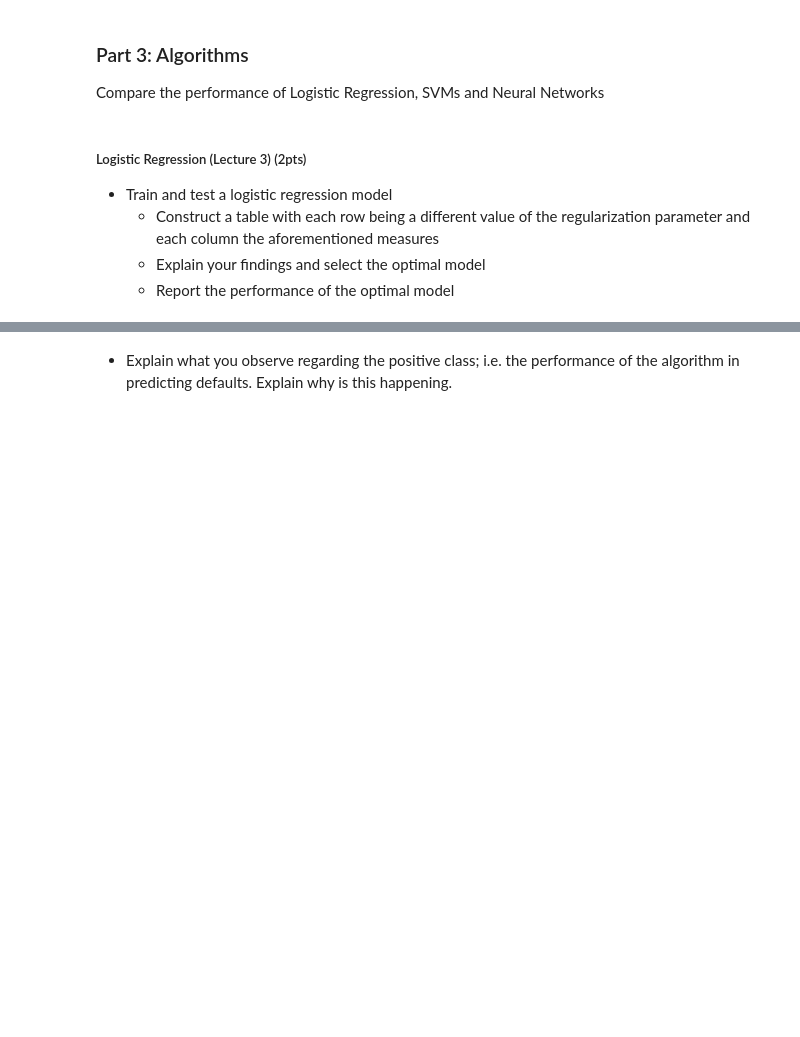
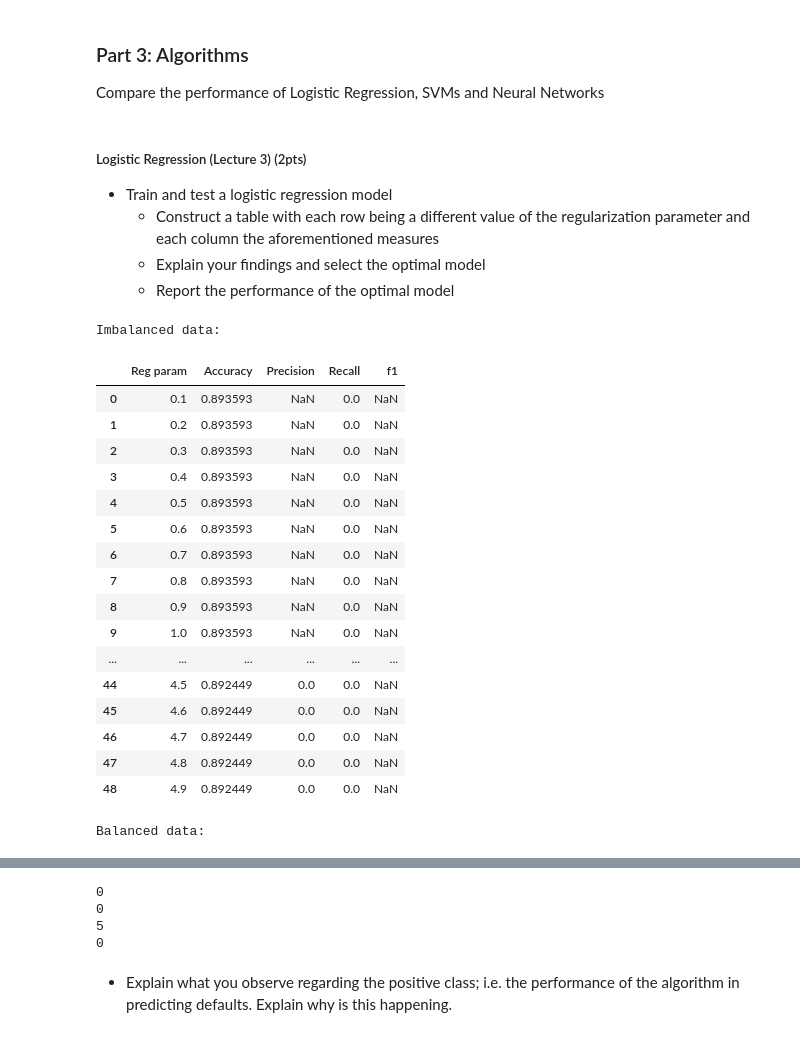
Before and after one commit to DaanS97/TML, a Jupyter notebook: Practical Assignment 2 - Student.ipynb, the cells around one changed output, grey strips where cells are left out. Cells and saved outputs as stored; diff of their text form; code cells hidden in the pictures; blank space fills up the shorter version.

```diff
--- a/Practical Assignment 2 - Student.ipynb
+++ b/Practical Assignment 2 - Student.ipynb
@@ -116,0 +159,65 @@ Compare the performance of Logistic Regression, SVMs and Neural Networks
+# %%
+from sklearn.preprocessing import StandardScaler
+from sklearn.preprocessing import RobustScaler
+
+train_scaler = StandardScaler().fit(X_train)
+X_train_scaled = train_scaler.transform(X_train)
+
+test_scaler = StandardScaler().fit(X_test)
+X_test_scaled = test_scaler.transform(X_test)
+
+# X_train = StandardScaler().fit_transform(X_train)
+# X_test = StandardScaler().fit_transform(X_test)
+# %%
+from sklearn.linear_model import LogisticRegression
+
+def create_LG(X, y, c: float = 1.0, balance = None):
+    return LogisticRegression(max_iter = 5000, C = c,  class_weight= balance).fit(X, y)
+# %%
+c_list = np.arange(0.1, 5.0, 0.1)
+M = []
+M_balanced = []
+for c in c_list:
+    model = [create_LG(X_train_scaled, y_train, c, None),
+             create_LG(X_train_scaled, y_train, c, 'balanced')]
+
+    y_pred = [model[0].predict(X_test_scaled),model[1].predict(X_test_scaled)]
+
+    acc = [accuracy(y_test, y_pred[0]), accuracy(y_test, y_pred[1])]
+    pre = [precision(y_test, y_pred[0]), precision(y_test, y_pred[1])]
+    rec = [recall(y_test, y_pred[0]), recall(y_test, y_pred[1])]
+    f1s = [f1(y_test, y_pred[0]), f1(y_test, y_pred[1])]
+
+    M.append([c, acc[0], pre[0], rec[0] ,f1s[0]])
+    M_balanced.append([c, acc[1], pre[1], rec[1] ,f1s[1]])
+# %%
+pd.set_option("display.max_rows", None, "display.max_columns", None)
+
+LG_table = pd.DataFrame(M, columns = ['Reg param','Accuracy','Precision', 'Recall', 'f1'])
+LG_table_balanced = pd.DataFrame(M_balanced, columns = ['Reg param','Accuracy','Precision', 'Recall', 'f1'])
+
+print("Imbalanced data: ")
+display(LG_table)
+print("\n")
+print("Balanced data: ")
+display(LG_table_balanced)
+# %% [output]
+Imbalanced data:
+|  | Reg param | Accuracy | Precision | Recall | f1 |
+| 0 | 0.1 | 0.893593 | NaN | 0.0 | NaN |
+| 1 | 0.2 | 0.893593 | NaN | 0.0 | NaN |
+| 2 | 0.3 | 0.893593 | NaN | 0.0 | NaN |
+| 3 | 0.4 | 0.893593 | NaN | 0.0 | NaN |
+| 4 | 0.5 | 0.893593 | NaN | 0.0 | NaN |
+| 5 | 0.6 | 0.893593 | NaN | 0.0 | NaN |
+| 6 | 0.7 | 0.893593 | NaN | 0.0 | NaN |
+| 7 | 0.8 | 0.893593 | NaN | 0.0 | NaN |
+| 8 | 0.9 | 0.893593 | NaN | 0.0 | NaN |
+| 9 | 1.0 | 0.893593 | NaN | 0.0 | NaN |
+| ... | ... | ... | ... | ... | ... |
+| 44 | 4.5 | 0.892449 | 0.0 | 0.0 | NaN |
+| 45 | 4.6 | 0.892449 | 0.0 | 0.0 | NaN |
+| 46 | 4.7 | 0.892449 | 0.0 | 0.0 | NaN |
+| 47 | 4.8 | 0.892449 | 0.0 | 0.0 | NaN |
+| 48 | 4.9 | 0.892449 | 0.0 | 0.0 | NaN |
+Balanced data:
@@ -117,2 +241,16 @@ Compare the performance of Logistic Regression, SVMs and Neural Networks
+# %%
+acc_col = LG_table_balanced["Accuracy"]
+pre_col = LG_table_balanced["Precision"]
+re_col = LG_table_balanced["Recall"]
+f1_col = LG_table_balanced['f1']
+print(acc_col.idxmax())
+print(pre_col.idxmax())
+print(re_col.idxmax())
+print(f1_col.idxmax())
+# %% [output]
+0
+0
+5
+0
 # %% [markdown]
 * Explain what you observe regarding the positive class; i.e. the performance of the algorithm in predicting defaults. Explain why is this happening.
```
Also changed, not shown: parts of 21 cells of this notebook.
